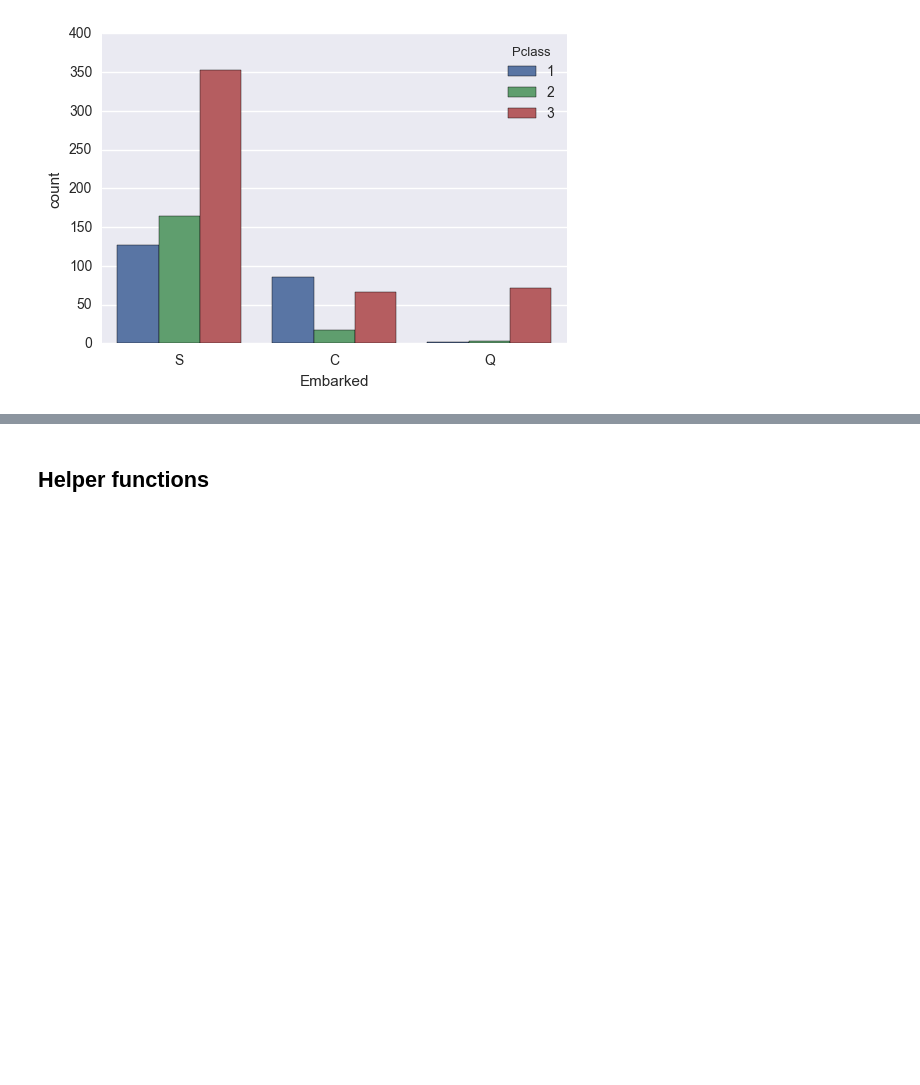
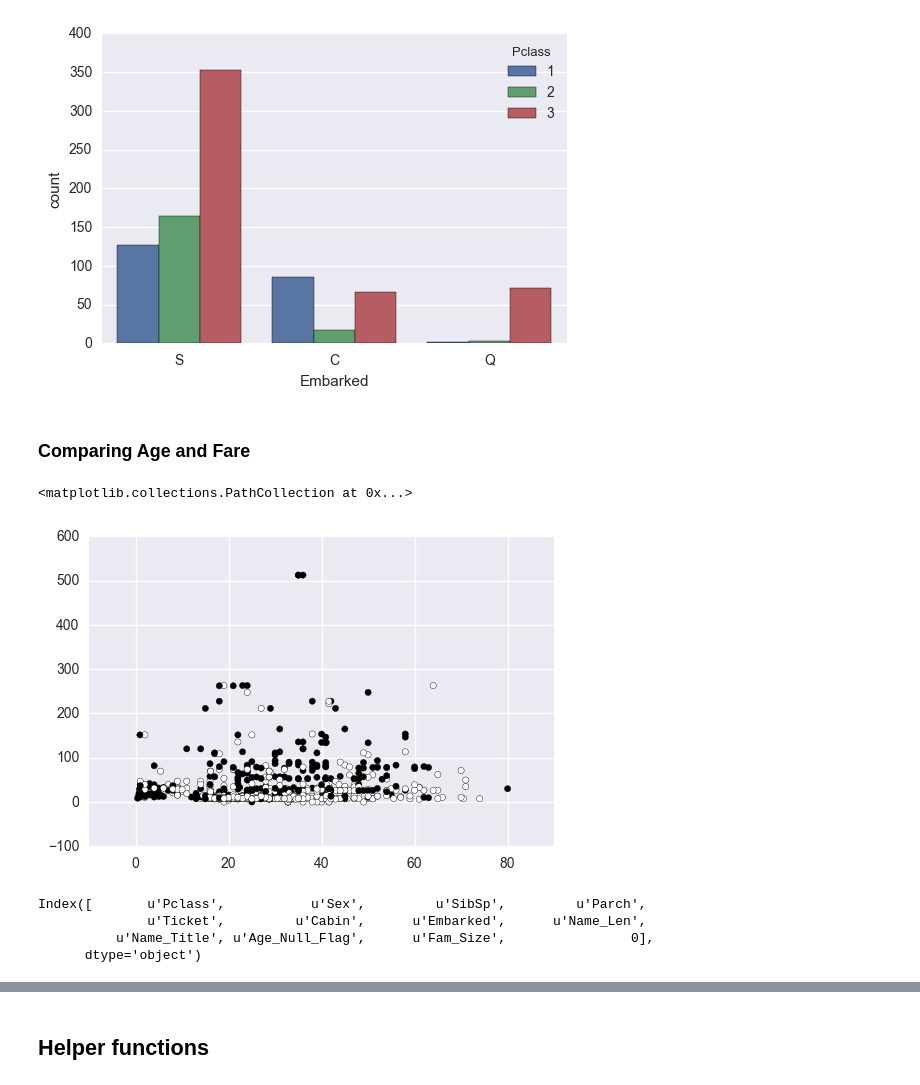
Before and after one commit to zlatankr/Projects, a Jupyter notebook: Titanic/EDA.ipynb, the cells around one changed output, grey strips where cells are left out. Saved outputs shown, nothing was run; the diff lists cells and outputs as text; code cells hidden in the pictures; blank space fills up the shorter version.

```diff
--- a/Titanic/EDA.ipynb
+++ b/Titanic/EDA.ipynb
@@ -340,3 +389,5 @@ train['Ticket'].head(n=10)
 8              347742
 9              237736
 Name: Ticket, dtype: object
+# %%
+train['Ticket_Len'] = train['Ticket'].apply(lambda x: len(x))
@@ -342,0 +433,3 @@ Name: Ticket, dtype: object
+# %%
+train['Ticket_Lett'] = train['Ticket'].apply(lambda x: str(x)[0])
+test['Ticket_Lett'] = test['Ticket'].apply(lambda x: str(x)[0])
@@ -342,0 +477,10 @@ Name: Ticket, dtype: object
+# %%
+def ticket_grouped(train, test):
+    for i in [train, test]:
+        i['Ticket_Lett'] = i['Ticket'].apply(lambda x: str(x)[0])
+        i['Ticket_Lett'] = np.where((i['Ticket_Lett']).isin(['1', '2', '3', 'S', 'P', 'C', 'A']), i['Ticket_Lett'],
+                                   np.where((i['Ticket_Lett']).isin(['W', '4', '7', '6', 'L', '5', '8']),
+                                            'Low_ticket', 'Other_ticket'))
+    return train, test
+# %%
+train, test = ticket_grouped(train, test)
@@ -485,3 +656,10 @@ sns.countplot(train['Embarked'], hue=train['Pclass'])
 # %% [output]
 <matplotlib.axes._subplots.AxesSubplot at 0x...>
 [figure]
+# %% [markdown]
+### Comparing Age and Fare
+# %%
+plt.scatter(x=train['Age'], y=train['Fare'], c=train['Survived'])
+# %% [output]
+<matplotlib.collections.PathCollection at 0x...>
+[figure, added]
@@ -487,0 +689,7 @@ sns.countplot(train['Embarked'], hue=train['Pclass'])
+# %%
+train.columns
+# %% [output]
+Index([       u'Pclass',           u'Sex',         u'SibSp',         u'Parch',
+              u'Ticket',         u'Cabin',      u'Embarked',      u'Name_Len',
+          u'Name_Title', u'Age_Null_Flag',      u'Fam_Size',                0],
+      dtype='object')
```
Also changed, not shown: parts of 31 cells of this notebook, 12 other files.
